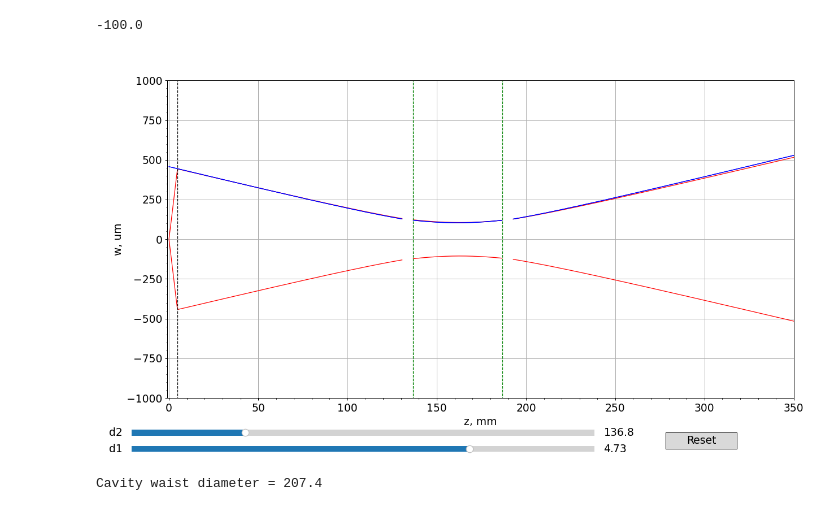
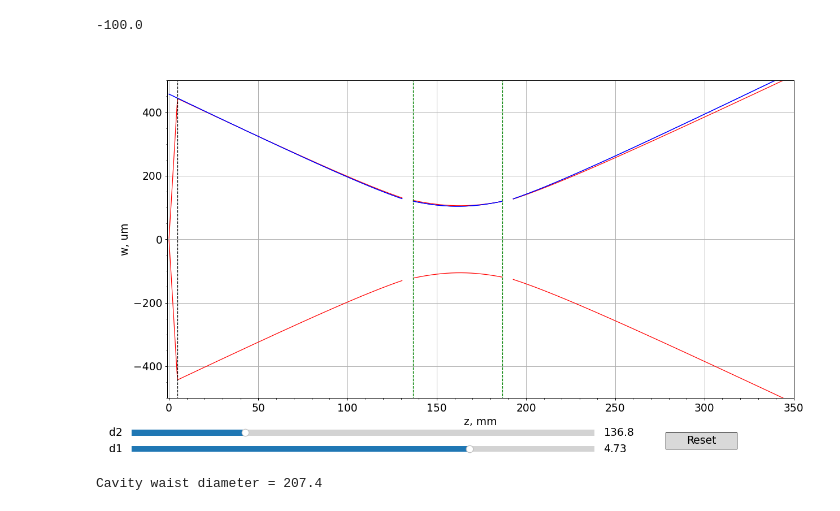
Before and after one commit to Gyron3/Cavity_doc, a Jupyter notebook: cavity_780_4_6.ipynb, the cells around one changed output. Saved outputs shown, nothing was run; the diff lists cells and outputs as text; code cells hidden in the pictures.

```diff
--- a/cavity_780_4_6.ipynb
+++ b/cavity_780_4_6.ipynb
@@ -206,7 +206,7 @@ line7 ,= ax.plot((init_d2 + L)*np.ones(2), 1e3*warr, lw=1,color='green',ls='--')
 
 ax.set_xlabel('z, mm')
 ax.set_ylabel('w, um')
-ax.set_ylim(-1000,1000)
+ax.set_ylim(-500,500)
 ax.set_xlim(-1,dend)
 
 
@@ -245,34 +245,34 @@ def update(val):
     line6.set_xdata((d2_slider.val)*np.ones(2))
     line7.set_xdata((L + d2_slider.val)*np.ones(2))
     # line8.set_ydata(1e3*wbackv0(zarr, d1_slider.val, d2_slider.val))
 
 
     fig.canvas.draw_idle()
 
 
 # register the update function with each slider
 d1_slider.on_changed(update)
 d2_slider.on_changed(update)
 
 # Create a `matplotlib.widgets.Button` to reset the sliders to initial values.
 resetax = plt.axes([0.8, 0.025, 0.1, 0.04])
 button = Button(resetax, 'Reset', hovercolor='0.975')
 
 
 def reset(event):
     d1_slider.reset()
     d2_slider.reset()
 
 button.on_clicked(reset)
 ax.minorticks_on()
 #ax[1].minorticks_on()
 
 ax.grid(True)
 #ax[1].grid(True)
 
 plt.show()
 # %% [output]
-[figure, old version]
+[figure, new version]
 # %%
 print(f'Cavity waist diameter = {2e3*wback(d2+L/2,d1,d2):.1f}')
 # %% [output]
```
Also changed, not shown: 4 other files.
